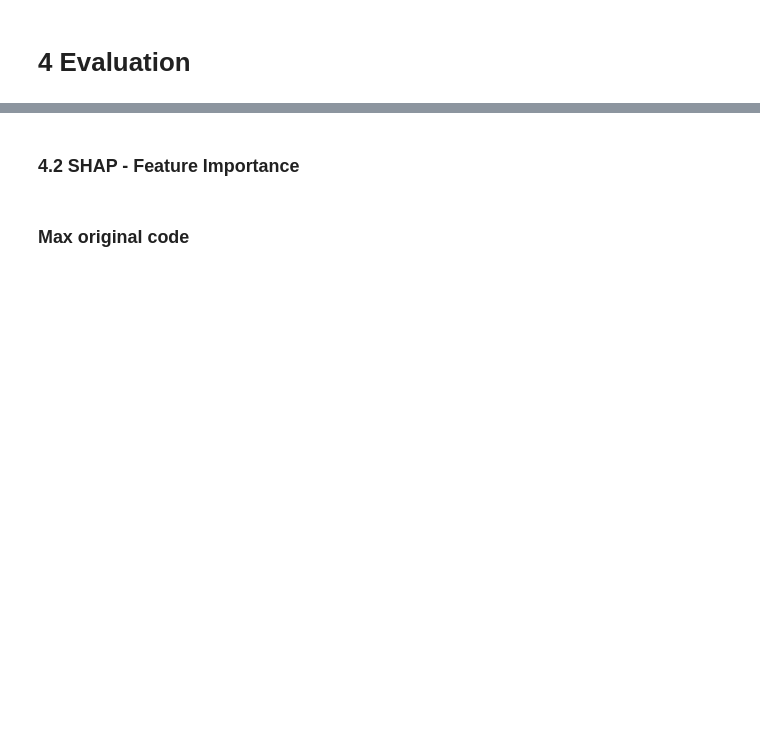
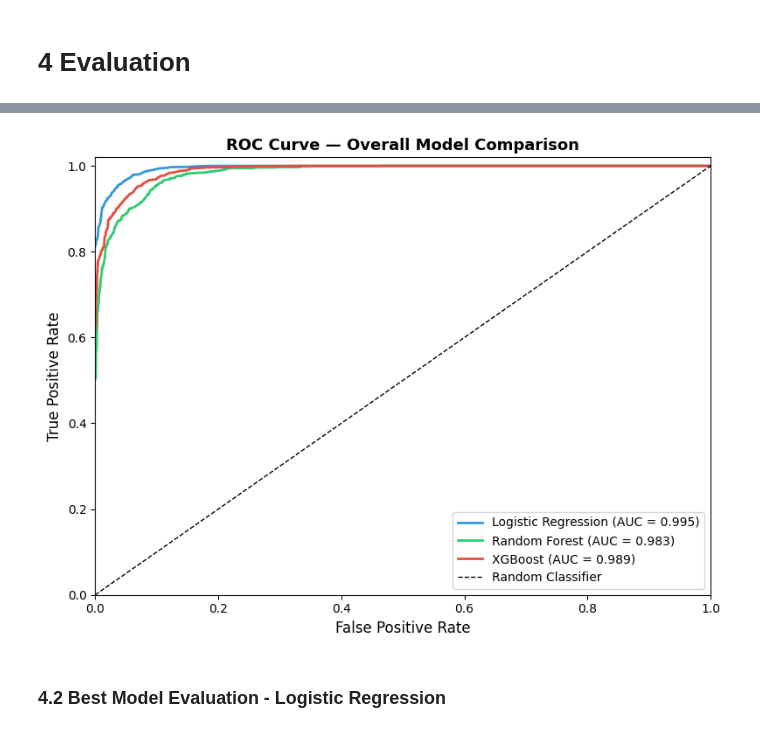
Before and after one commit to maxhaus31/Machine_Learning_HeartDiseaseDetection, a Jupyter notebook: 02_FeatureEngineering_and_Exploration.ipynb, the cells around one changed output, grey strips where cells are left out. Saved outputs shown, nothing was run; the diff lists cells and outputs as text; code cells hidden in the pictures; blank space fills up the shorter version.

Commit message:
Finish Evaluation Models

```diff
--- a/02_FeatureEngineering_and_Exploration.ipynb
+++ b/02_FeatureEngineering_and_Exploration.ipynb
@@ -505,2 +531,55 @@ plt.show()
+# %%
+from sklearn.metrics import roc_curve, auc
+from sklearn.preprocessing import label_binarize
+import matplotlib.pyplot as plt
+import numpy as np
+
+# Binarize y_test for multiclass ROC (one-vs-rest)
+y_test_binarized = label_binarize(y_test_encoded, classes=[0, 1, 2])
+
+models = {
+    'Logistic Regression': grid_search_lr.best_estimator_,
+    'Random Forest': grid_search_rf.best_estimator_,
+    'XGBoost': random_search_xgb.best_estimator_
+}
+
+colors = ['#3498db', '#2ecc71', '#e74c3c']
+
+fig, ax = plt.subplots(figsize=(8, 6))
+
+for (model_name, model), color in zip(models.items(), colors):
+    y_prob = model.predict_proba(X_test_selected)
+
+    # Compute macro-averaged ROC curve across all three classes
+    all_fpr = np.unique(np.concatenate([
+        roc_curve(y_test_binarized[:, i], y_prob[:, i])[0]
+        for i in range(3)
+    ]))
+
+    mean_tpr = np.zeros_like(all_fpr)
+    for i in range(3):
+        fpr, tpr, _ = roc_curve(y_test_binarized[:, i], y_prob[:, i])
+        mean_tpr += np.interp(all_fpr, fpr, tpr)
+    mean_tpr /= 3
+
+    macro_auc = auc(all_fpr, mean_tpr)
+    ax.plot(all_fpr, mean_tpr, color=color, lw=2,
+            label=f'{model_name} (AUC = {macro_auc:.3f})')
+
+# Random classifier baseline
+ax.plot([0, 1], [0, 1], 'k--', lw=1, label='Random Classifier')
+
+ax.set_xlabel('False Positive Rate', fontsize=12)
+ax.set_ylabel('True Positive Rate', fontsize=12)
+ax.set_title('ROC Curve — Overall Model Comparison',
+             fontsize=13, fontweight='bold')
+ax.legend(loc='lower right', fontsize=10)
+ax.set_xlim([0, 1])
+ax.set_ylim([0, 1.02])
+
+plt.tight_layout()
+plt.show()
+# %% [output]
+[figure, added]
 # %% [markdown]
-### 4.2 SHAP - Feature Importance
+### 4.2 Best Model Evaluation - Logistic Regression
@@ -527,2 +585,0 @@ shap.summary_plot(
-# %% [markdown]
-### Max original code
```
Also changed, not shown: parts of 27 cells of this notebook.
